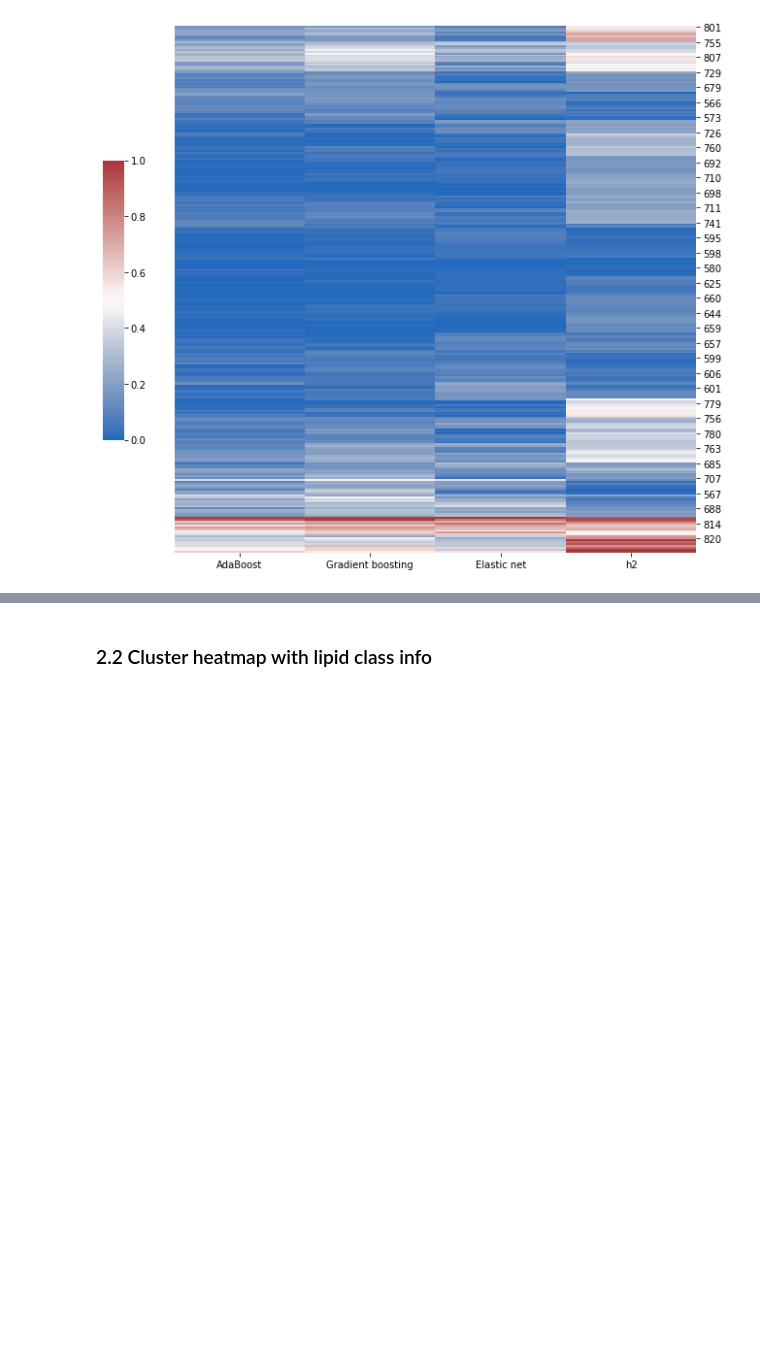
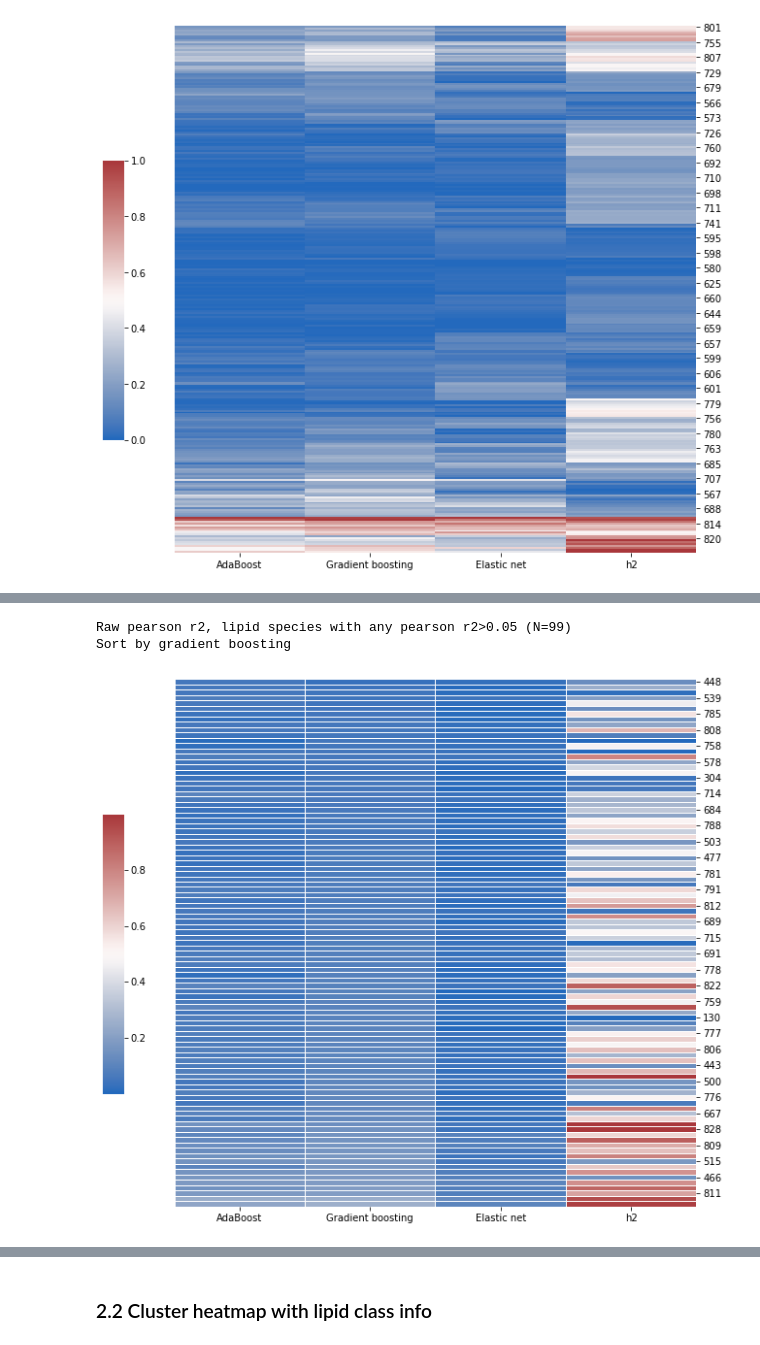
Before and after one commit to belowlab/-CCHC_lipidomics, a Jupyter notebook: 20231211_rerun/code/ML_10_comapre_models.ipynb, the cells around one changed output, grey strips where cells are left out. Drawn from its saved outputs; the diff is of its cells as text; code cells hidden in the pictures; blank space fills up the shorter version.

```diff
--- a/20231211_rerun/code/ML_10_comapre_models.ipynb
+++ b/20231211_rerun/code/ML_10_comapre_models.ipynb
@@ -365,0 +399,15 @@ Scaled pearson r2, lipid species with any pearson r2>0.05 (N=99)
+# %%
+print(f'Raw pearson r2, lipid species with any pearson r2>{r2_threshold} (N={len(df_for_plot[r2_mask])})')
+print('Sort by gradient boosting')
+cols_plot = ['AdaBoost', 'Gradient boosting', 'Elastic net', 'h2']
+cg = sns.clustermap(data=df_for_plot[r2_mask][cols_plot].sort_values(by=['Gradient boosting']),
+                    col_cluster=False,row_cluster=False,
+                    cmap="vlag",linewidths=.5,
+                    cbar_pos=(0.1, .2, .03, .4))
+cg.ax_row_dendrogram.set_visible(False)
+cg.ax_col_dendrogram.set_visible(False)
+plt.show()
+# %% [output]
+Raw pearson r2, lipid species with any pearson r2>0.05 (N=99)
+Sort by gradient boosting
+[figure, added]
```
Also changed, not shown: parts of 31 cells of this notebook, 26 other files.
